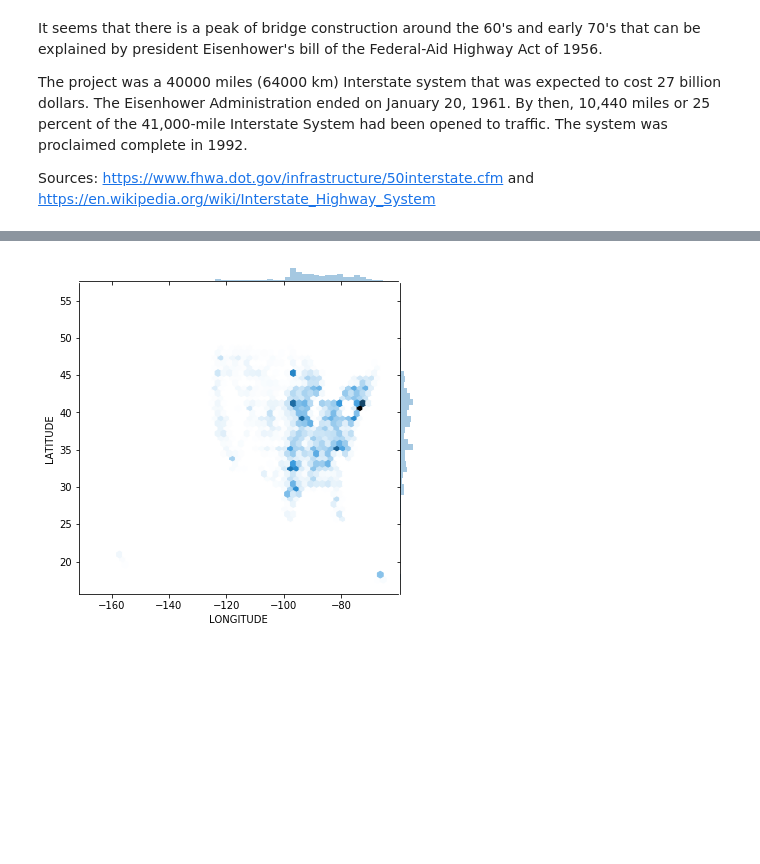
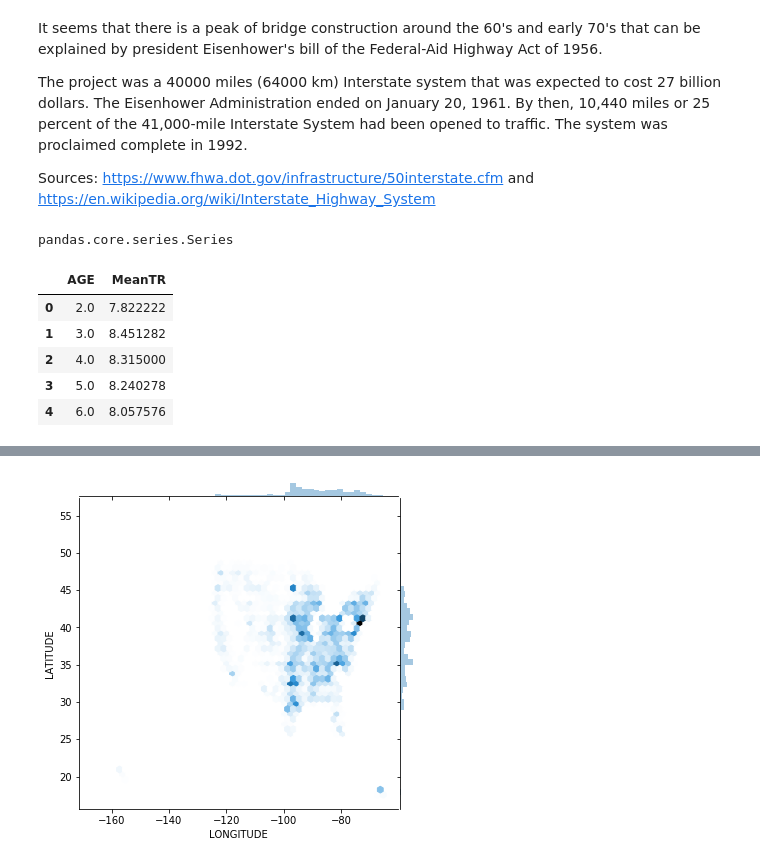
Before and after one commit to VegaLaguna/TFM-Bridge-deterioration, a Jupyter notebook: 03-EDA_ALL.ipynb, the cells around one changed output, grey strips where cells are left out. Cells and saved outputs as stored; diff of their text form; code cells hidden in the pictures; blank space fills up the shorter version.

```diff
--- a/03-EDA_ALL.ipynb
+++ b/03-EDA_ALL.ipynb
@@ -107,0 +111,4 @@ Sources: https://www.fhwa.dot.gov/infrastructure/50interstate.cfm and https://en
+# %%
+type(df2)
+# %% [output]
+pandas.core.series.Series
@@ -107,0 +122,9 @@ Sources: https://www.fhwa.dot.gov/infrastructure/50interstate.cfm and https://en
+# %%
+df_vis.head()
+# %% [output]
+|  | AGE | MeanTR |
+| 0 | 2.0 | 7.822222 |
+| 1 | 3.0 | 8.451282 |
+| 2 | 4.0 | 8.315000 |
+| 3 | 5.0 | 8.240278 |
+| 4 | 6.0 | 8.057576 |
```
Also changed, not shown: parts of 4 cells of this notebook, 3 other files.
